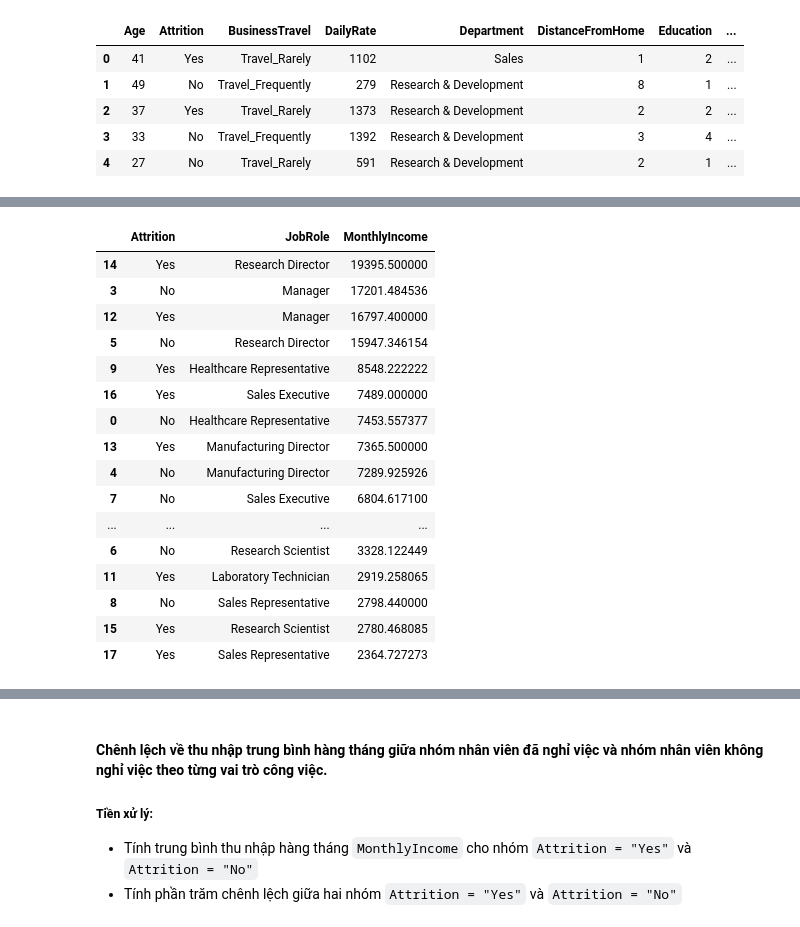
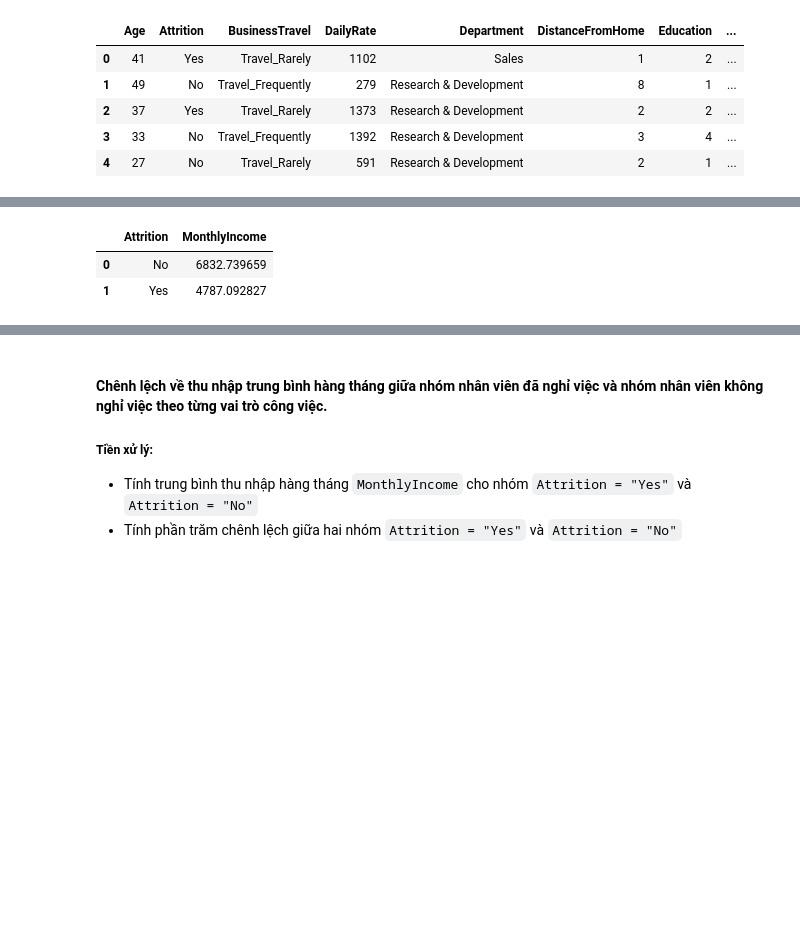
Before and after one commit to hungchou8994/LTKHDL, a Jupyter notebook: AskMeaningfulQuestions.ipynb, the cells around one changed output, grey strips where cells are left out. Cells and saved outputs as stored; diff of their text form; code cells hidden in the pictures; blank space fills up the shorter version.

```diff
--- a/AskQuesion.ipynb
+++ b/AskMeaningfulQuestions.ipynb
@@ -105,23 +30,8 @@ Tính trung bình Thu nhập hàng tháng `MonthlyIncome` theo vai trò công vi
 # %%
-# Tính trung bình MonthlyIncome theo JobRole và Attrition
-avg_income = ibm_df.groupby(['Attrition', 'JobRole'])['MonthlyIncome'].mean().reset_index()
-avg_income = avg_income.sort_values(by='MonthlyIncome', ascending=False)
-avg_income
+# Tính toán thu nhập trung bình theo trạng thái nghỉ việc
+income_by_attrition = ibm_df.groupby('Attrition')['MonthlyIncome'].mean().reset_index()
+income_by_attrition
 # %% [output]
-|  | Attrition | JobRole | MonthlyIncome |
-| 14 | Yes | Research Director | 19395.500000 |
-| 3 | No | Manager | 17201.484536 |
-| 12 | Yes | Manager | 16797.400000 |
-| 5 | No | Research Director | 15947.346154 |
-| 9 | Yes | Healthcare Representative | 8548.222222 |
-| 16 | Yes | Sales Executive | 7489.000000 |
-| 0 | No | Healthcare Representative | 7453.557377 |
-| 13 | Yes | Manufacturing Director | 7365.500000 |
-| 4 | No | Manufacturing Director | 7289.925926 |
-| 7 | No | Sales Executive | 6804.617100 |
-| ... | ... | ... | ... |
-| 6 | No | Research Scientist | 3328.122449 |
-| 11 | Yes | Laboratory Technician | 2919.258065 |
-| 8 | No | Sales Representative | 2798.440000 |
-| 15 | Yes | Research Scientist | 2780.468085 |
-| 17 | Yes | Sales Representative | 2364.727273 |
+|  | Attrition | MonthlyIncome |
+| 0 | No | 6832.739659 |
+| 1 | Yes | 4787.092827 |
```
Also changed, not shown: parts of 25 cells of this notebook.
